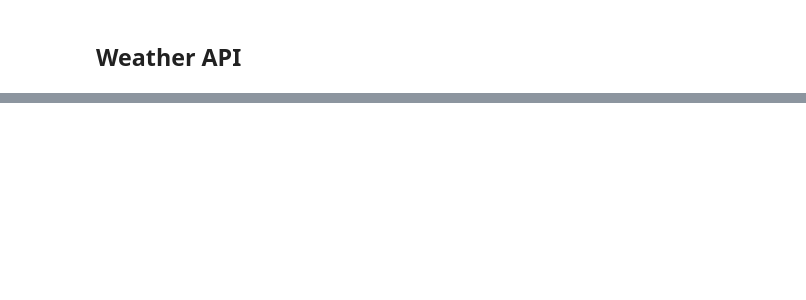
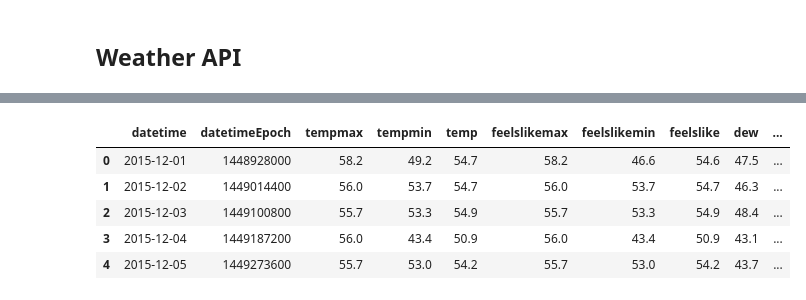
Before and after one commit to ersan-kucukoglu/accidents_python-project, a Jupyter notebook: code/data_manipulation.ipynb, the cells around one changed output, grey strips where cells are left out. Saved outputs shown, nothing was run; the diff lists cells and outputs as text; code cells hidden in the pictures; blank space fills up the shorter version.

```diff
--- a/code/weather_api_2.ipynb
+++ b/code/data_manipulation.ipynb
@@ -141,0 +149,35 @@ accidents_London_winter2015.shape
+# %%
+#get the winter season weather data for london
+
+API_KEY="JHJKNRM6CC52KJTBZ66V29A86"
+LOCATION="London,UK"
+UNIT_GROUP="us"
+#start_date = '2015-01-01'
+#end_date = '2015-02-29'
+start_date = '2015-12-01'
+end_date = '2015-12-31'
+
+def getWeatherForecast():
+    requestUrl = "https://weather.visualcrossing.com/VisualCrossingWebServices/rest/services/timeline/" + urllib.parse.quote_plus(LOCATION)
+    requestUrl = requestUrl+'/'+str(start_date)+'/'+str(end_date)+"?key="+API_KEY+"&unitGroup="+UNIT_GROUP+"&include=days";
+    print('Weather requestUrl={requestUrl}'.format(requestUrl=requestUrl))
+
+
+    try:
+        req = urllib.request.urlopen(requestUrl)
+    except:
+                 print("Could not read from:"+requestUrl);
+                 return []
+
+    rawForecastData = req.read()
+    req.close()
+    return json.loads(rawForecastData)
+
+
+weatherForecast = getWeatherForecast()
+
+print('Weather forecast for {location}'.format(location=weatherForecast['resolvedAddress']))
+days=weatherForecast['days'];
+
+for day in days:
+    print('{datetime} tempmax:{tempmax} tempmin:{tempmin} description:{description}'.format(datetime=day['datetime'], tempmax=day["tempmax"], tempmin=day["tempmin"], description=day["description"]))
@@ -141,0 +202,13 @@ accidents_London_winter2015.shape
+# %%
+#1#london_weather_jan_feb = pd.DataFrame(days)
+london_weather_dec = pd.DataFrame(days)
+# %%
+#1#london_weather_jan_feb.head()
+london_weather_dec.head()
+# %% [output]
+|  | datetime | datetimeEpoch | tempmax | tempmin | temp | feelslikemax | feelslikemin | feelslike | dew | ... |
+| 0 | 2015-12-01 | 1448928000 | 58.2 | 49.2 | 54.7 | 58.2 | 46.6 | 54.6 | 47.5 | ... |
+| 1 | 2015-12-02 | 1449014400 | 56.0 | 53.7 | 54.7 | 56.0 | 53.7 | 54.7 | 46.3 | ... |
+| 2 | 2015-12-03 | 1449100800 | 55.7 | 53.3 | 54.9 | 55.7 | 53.3 | 54.9 | 48.4 | ... |
+| 3 | 2015-12-04 | 1449187200 | 56.0 | 43.4 | 50.9 | 56.0 | 43.4 | 50.9 | 43.1 | ... |
+| 4 | 2015-12-05 | 1449273600 | 55.7 | 53.0 | 54.2 | 55.7 | 53.0 | 54.2 | 43.7 | ... |
```
Also changed, not shown: parts of 21 cells of this notebook.
